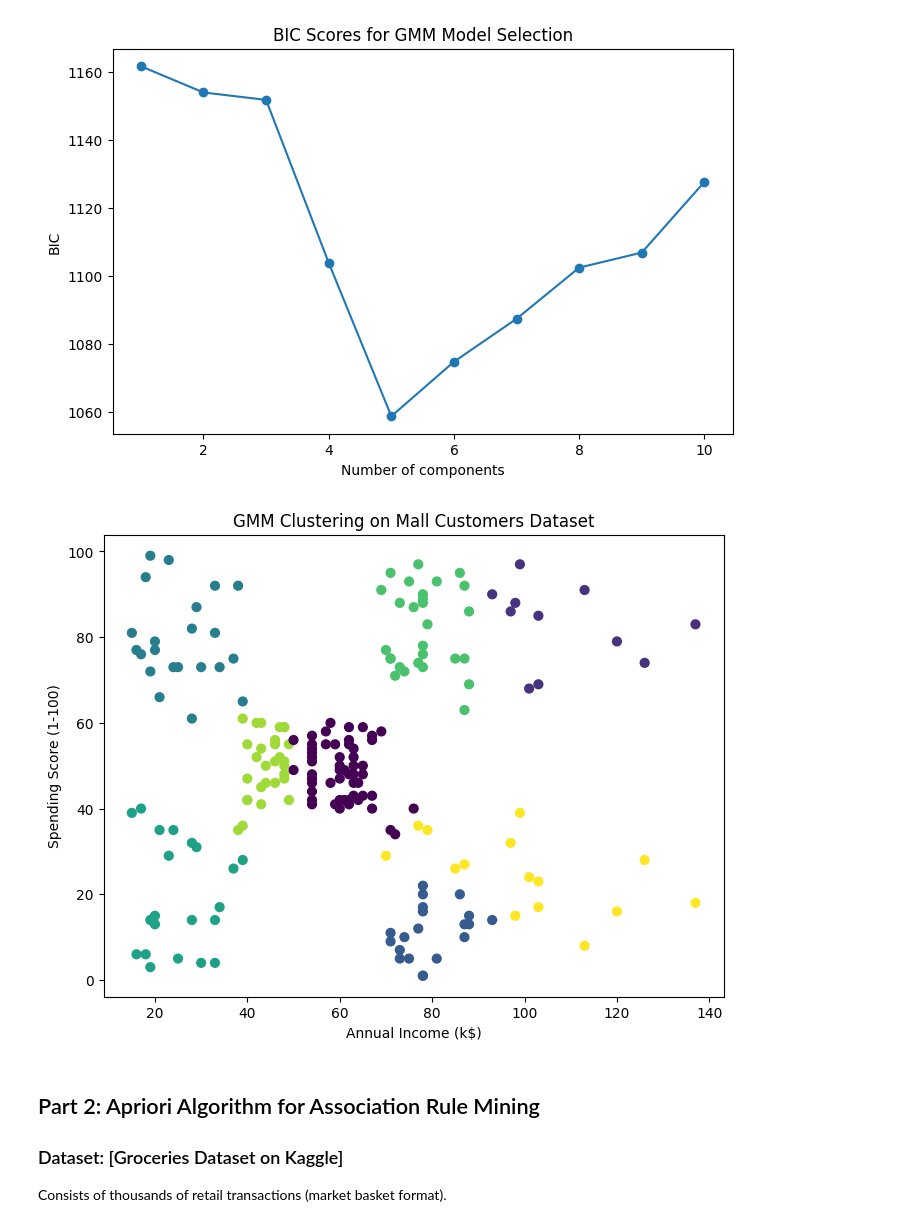
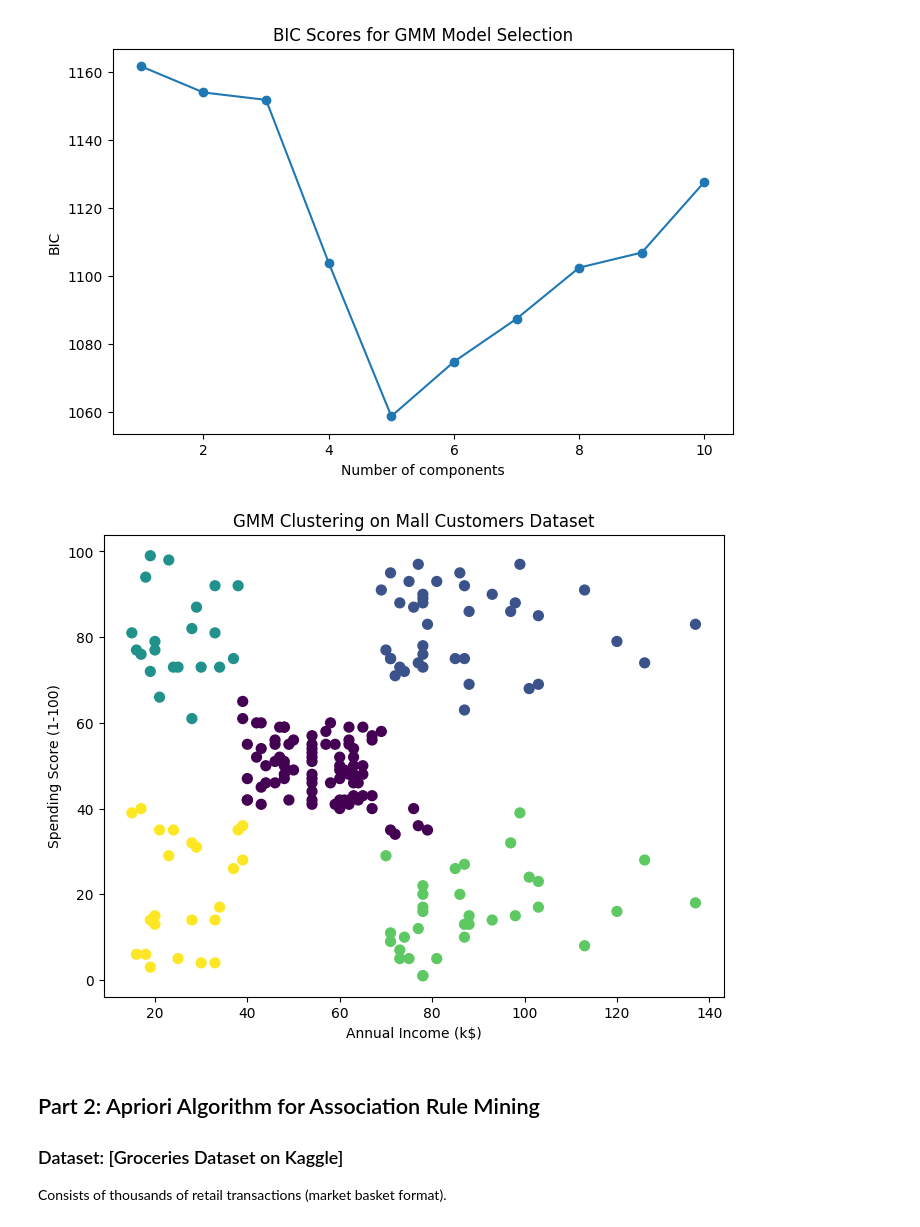
Before and after one commit to appliedcode/mthree-c422, a Jupyter notebook: Exercises/day-5/Other_Model/Apriori_Gaussian.ipynb, the cells around one changed output. Saved outputs shown, nothing was run; the diff lists cells and outputs as text; code cells hidden in the pictures.

```diff
--- a/Exercises/day-5/Other_Model/Apriori_Gaussian.ipynb
+++ b/Exercises/day-5/Other_Model/Apriori_Gaussian.ipynb
@@ -56,18 +56,18 @@ plt.show()
 # %%
 # 5. Fit GMM and Visualize Clusters
 # Suppose the lowest BIC is for 5 components
-optimal_clusters = 8
+optimal_clusters = 5
 gmm = GaussianMixture(n_components=optimal_clusters, random_state=42)
 labels = gmm.fit_predict(X_scaled)
 
 plt.figure(figsize=(8,6))
-plt.scatter(X[:, 0], X[:, 1], c=labels, cmap='viridis', s=40)
+plt.scatter(X[:, 0], X[:, 1], c=labels, cmap='viridis', s=50)
 plt.xlabel('Annual Income (k$)')
 plt.ylabel('Spending Score (1-100)')
 plt.title('GMM Clustering on Mall Customers Dataset')
 plt.show()
 # %% [output]
-[figure, old version]
+[figure, new version]
 # %% [markdown]
 ## Part 2: Apriori Algorithm for Association Rule Mining
 ### Dataset: [Groceries Dataset on Kaggle]
```
Also changed, not shown: parts of 5 cells of this notebook.
